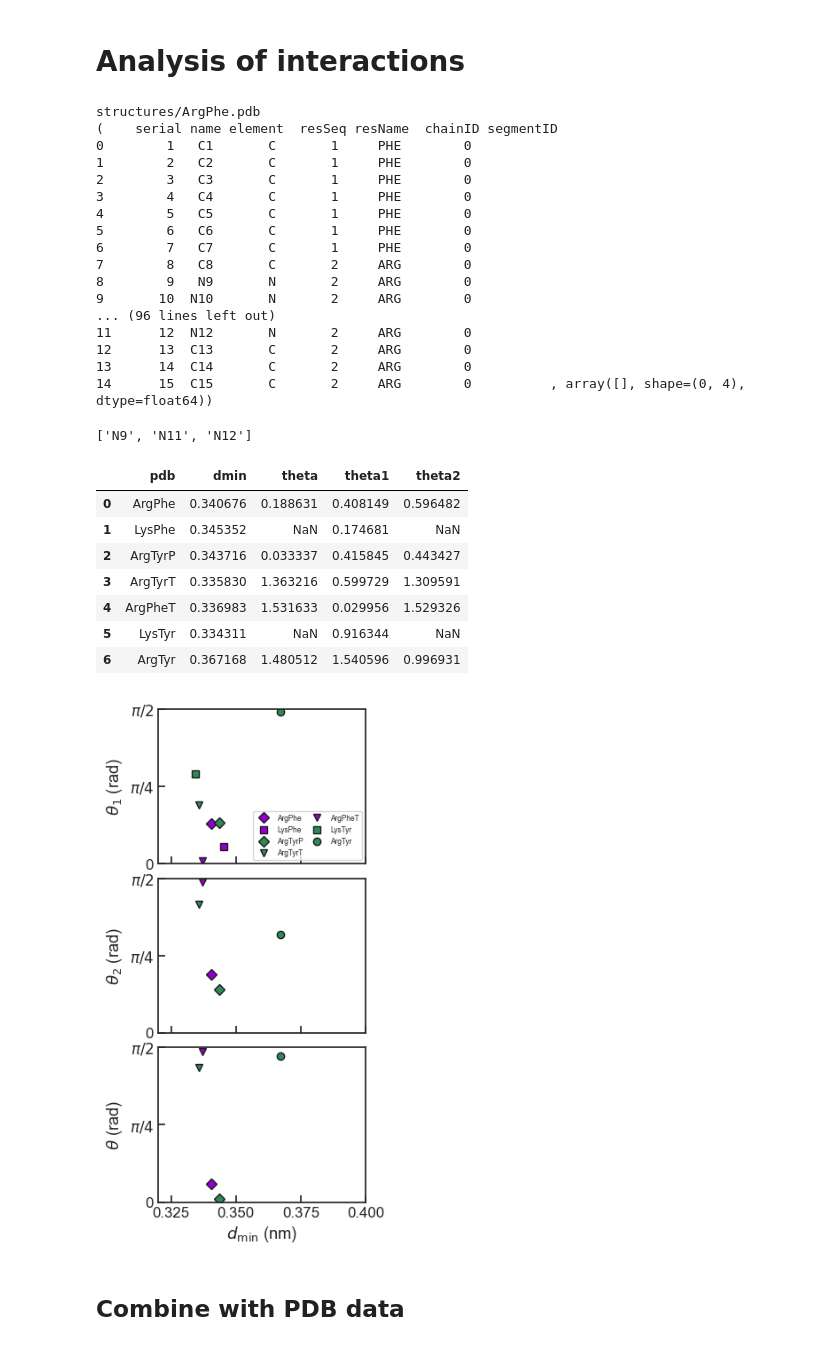
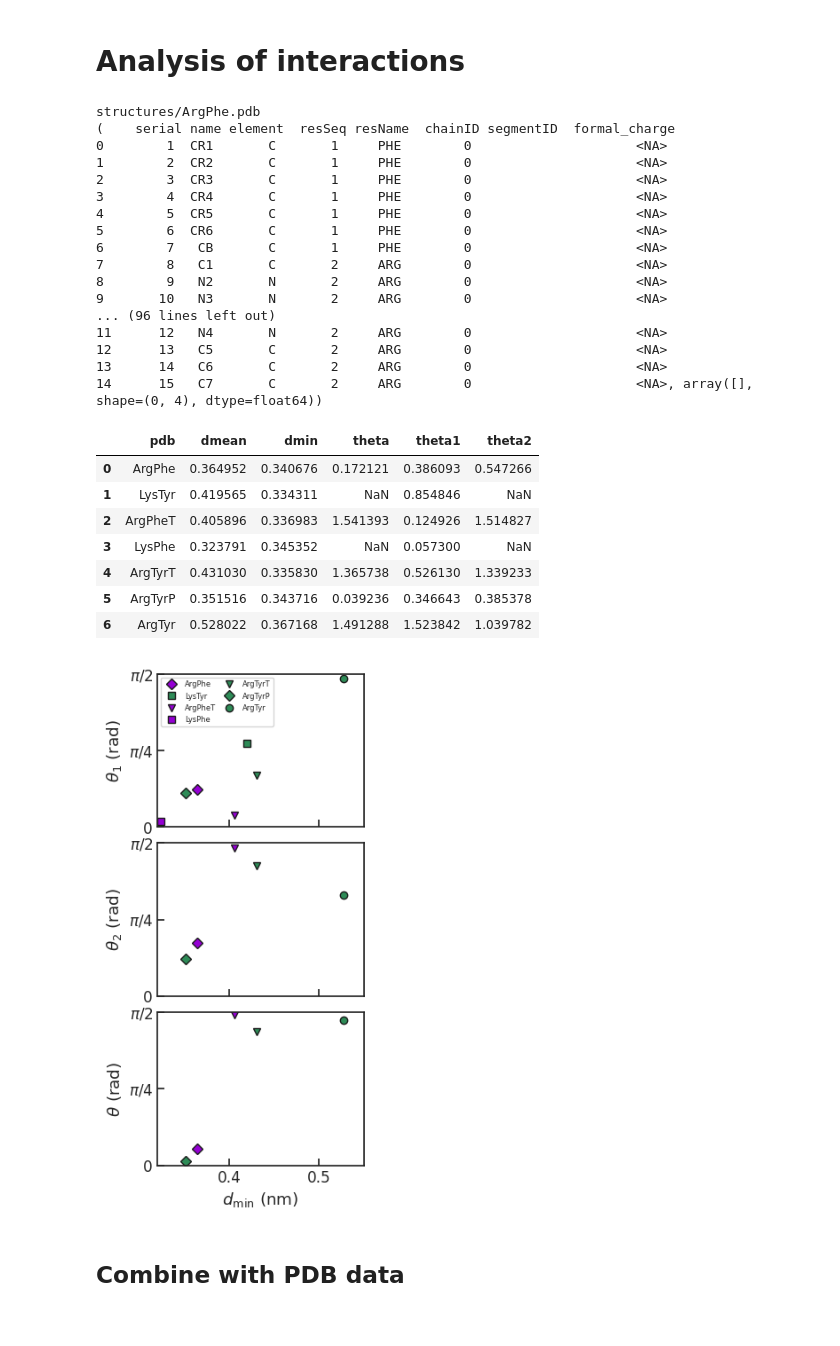
Before and after one commit to BioKT/Stickers, a Jupyter notebook: ARGLYS/qmanalysis.ipynb, the cells around one changed output. Cells and saved outputs as stored; diff of their text form; code cells hidden in the pictures.

```diff
--- a/ARGLYS/qmanalysis.ipynb
+++ b/ARGLYS/qmanalysis.ipynb
@@ -60,6 +60,7 @@ def get_normal(coords, id, sidechain_atoms):
 pdb_name = []
 theta = []; theta1 = []; theta2 = []
 dmin = []
+dmean = []
 for pdb_file in glob.glob('structures/*.pdb'):
     print (pdb_file)
     pdb_name.append(pdb_file.split('/')[-1].split('.pdb')[0])
@@ -67,7 +68,7 @@ for pdb_file in glob.glob('structures/*.pdb'):
     print (pdb_coords.topology.to_dataframe())
 
     # compute minimum distance between aromatic and charged sidechains
-    aro_side = pdb_coords.top.select('element C and resname PHE TYR')
+    aro_side = pdb_coords.top.select('element C and resname PHE TYR and name != "CB"')
     charged_side = pdb_coords.top.select('element N and resname ARG LYS')
     atom_pairs = list(itertools.product(aro_side, charged_side))
     #print (aro_side)
@@ -80,10 +81,11 @@ for pdb_file in glob.glob('structures/*.pdb'):
                 list(itertools.product(charged_side, aro_side)), periodic=False)[0]
     dvec = np.mean(displacement, axis=0)
     dvec_mod = np.linalg.norm(dvec)
+    dmean.append(dvec_mod)
     dvec_unit = dvec/dvec_mod
 
     # Compute the normal vector to the plane defined by the sidechain atoms
-    n_i = get_normal(pdb_coords, 0, ['C1', 'C2', 'C3'])
+    n_i = get_normal(pdb_coords, 0, ['CB', 'CR1', 'CR2'])
     #print ([np.arccos((n_i*dvec_unit).sum())*180/np.pi, \
     #                np.arccos((-n_i*dvec_unit).sum())*180/np.pi])
     theta1.append(np.min([np.arccos((n_i*dvec_unit).sum()), \
@@ -100,38 +102,34 @@ for pdb_file in glob.glob('structures/*.pdb'):
     else:
         theta.append(None)
         theta2.append(None)
-contacts_qm_df = pd.DataFrame({'pdb': pdb_name, 'dmin': dmin, 'theta': theta, 'theta1': theta1, 'theta2': theta2})
+contacts_qm_df = pd.DataFrame({'pdb': pdb_name, 'dmean':dmean, 'dmin': dmin, 'theta': theta, 'theta1': theta1, 'theta2': theta2})
 #contacts_df = pd.DataFrame({'pdb': pdb_name, 'dmin': dmin, 'theta1': np.array(theta1)*180/np.pi})
 # %% [output]
 structures/ArgPhe.pdb
-(    serial name element  resSeq resName  chainID segmentID
-0        1   C1       C       1     PHE        0
-1        2   C2       C       1     PHE        0
-2        3   C3       C       1     PHE        0
-3        4   C4       C       1     PHE        0
-4        5   C5       C       1     PHE        0
-5        6   C6       C       1     PHE        0
-6        7   C7       C       1     PHE        0
-7        8   C8       C       2     ARG        0
-8        9   N9       N       2     ARG        0
-9       10  N10       N       2     ARG        0
+(    serial name element  resSeq resName  chainID segmentID  formal_charge
+0        1  CR1       C       1     PHE        0                     <NA>
+1        2  CR2       C       1     PHE        0                     <NA>
+2        3  CR3       C       1     PHE        0                     <NA>
+3        4  CR4       C       1     PHE        0                     <NA>
+4        5  CR5       C       1     PHE        0                     <NA>
+5        6  CR6       C       1     PHE        0                     <NA>
+6        7   CB       C       1     PHE        0                     <NA>
+7        8   C1       C       2     ARG        0                     <NA>
+8        9   N2       N       2     ARG        0                     <NA>
+9       10   N3       N       2     ARG        0                     <NA>
 ... (96 lines left out)
-11      12  N12       N       2     ARG        0
-12      13  C13       C       2     ARG        0
-13      14  C14       C       2     ARG        0
-14      15  C15       C       2     ARG        0          , array([], shape=(0, 4), dtype=float64))
+11      12   N4       N       2     ARG        0                     <NA>
+12      13   C5       C       2     ARG        0                     <NA>
+13      14   C6       C       2     ARG        0                     <NA>
+14      15   C7       C       2     ARG        0                     <NA>, array([], shape=(0, 4), dtype=float64))
-# %%
-[a.name for a in pdb_coords.topology.atoms if 'N' in a.name]
-# %% [output]
-['N9', 'N11', 'N12']
 # %%
 contacts_qm_df
 # %% [output]
-|  | pdb | dmin | theta | theta1 | theta2 |
-| 0 | ArgPhe | 0.340676 | 0.188631 | 0.408149 | 0.596482 |
-| 1 | LysPhe | 0.345352 | NaN | 0.174681 | NaN |
-| 2 | ArgTyrP | 0.343716 | 0.033337 | 0.415845 | 0.443427 |
-| 3 | ArgTyrT | 0.335830 | 1.363216 | 0.599729 | 1.309591 |
-| 4 | ArgPheT | 0.336983 | 1.531633 | 0.029956 | 1.529326 |
-| 5 | LysTyr | 0.334311 | NaN | 0.916344 | NaN |
-| 6 | ArgTyr | 0.367168 | 1.480512 | 1.540596 | 0.996931 |
+|  | pdb | dmean | dmin | theta | theta1 | theta2 |
+| 0 | ArgPhe | 0.364952 | 0.340676 | 0.172121 | 0.386093 | 0.547266 |
+| 1 | LysTyr | 0.419565 | 0.334311 | NaN | 0.854846 | NaN |
+| 2 | ArgPheT | 0.405896 | 0.336983 | 1.541393 | 0.124926 | 1.514827 |
+| 3 | LysPhe | 0.323791 | 0.345352 | NaN | 0.057300 | NaN |
+| 4 | ArgTyrT | 0.431030 | 0.335830 | 1.365738 | 0.526130 | 1.339233 |
+| 5 | ArgTyrP | 0.351516 | 0.343716 | 0.039236 | 0.346643 | 0.385378 |
+| 6 | ArgTyr | 0.528022 | 0.367168 | 1.491288 | 1.523842 | 1.039782 |
@@ -138,30 +138,30 @@ contacts_qm_df
 # %%
 fig, ax = plt.subplots(3,1, figsize=(3.5,6.5), sharex=True, sharey=True)
 for i,v in contacts_qm_df.iterrows():
     color = ['seagreen' if 'Tyr' in v['pdb'] else 'darkviolet'][0]
 
     symbol = 'o'
     if 'Lys' in v['pdb']:
         symbol = 's'
     elif 'TyrT' in v['pdb'] or 'PheT' in v['pdb']:
         symbol = 'v'
     elif 'TyrP' in v['pdb'] or 'Phe' in v['pdb']:
         symbol = 'D'
-    ax[0].plot(v['dmin'], v['theta1'], symbol, mfc=color, mew=1, mec='k', label=v['pdb'])
-    ax[1].plot(v['dmin'], v['theta2'], symbol, mfc=color, mew=1, mec='k', label=v['pdb'])
-    ax[2].plot(v['dmin'], v['theta'], symbol, mfc=color, mew=1, mec='k', label=v['pdb'])
-ax[0].set_xlim(0.32, 0.4)
+    ax[0].plot(v['dmean'], v['theta1'], symbol, mfc=color, mew=1, mec='k', label=v['pdb'])
+    ax[1].plot(v['dmean'], v['theta2'], symbol, mfc=color, mew=1, mec='k', label=v['pdb'])
+    ax[2].plot(v['dmean'], v['theta'], symbol, mfc=color, mew=1, mec='k', label=v['pdb'])
+ax[0].set_xlim(0.32, 0.55)
 ax[0].set_ylim(0, np.pi/2)
 ax[0].set_yticks([0, np.pi/4, np.pi/2])
 ax[0].set_yticklabels(['0', r'$\pi/4$', r'$\pi/2$'])
 ax[0].set_ylabel(r'$\theta_1$ (rad)')
 ax[1].set_ylabel(r'$\theta_2$ (rad)')
 ax[2].set_ylabel(r'$\theta$ (rad)')
 ax[-1].set_xlabel('$d_\mathrm{min}$ (nm)')
-ax[0].legend(fontsize=6, loc=4, ncols=2, columnspacing=0.8)
+ax[0].legend(fontsize=6, loc=2, ncols=2, columnspacing=0.8)
 plt.tight_layout(h_pad=0)
 # %% [output]
-[figure, old version]
+[figure, new version]
 # %% [markdown]
 ## Combine with PDB data
 # %%
```
Also changed, not shown: parts of 15 cells of this notebook, 3 other files.
